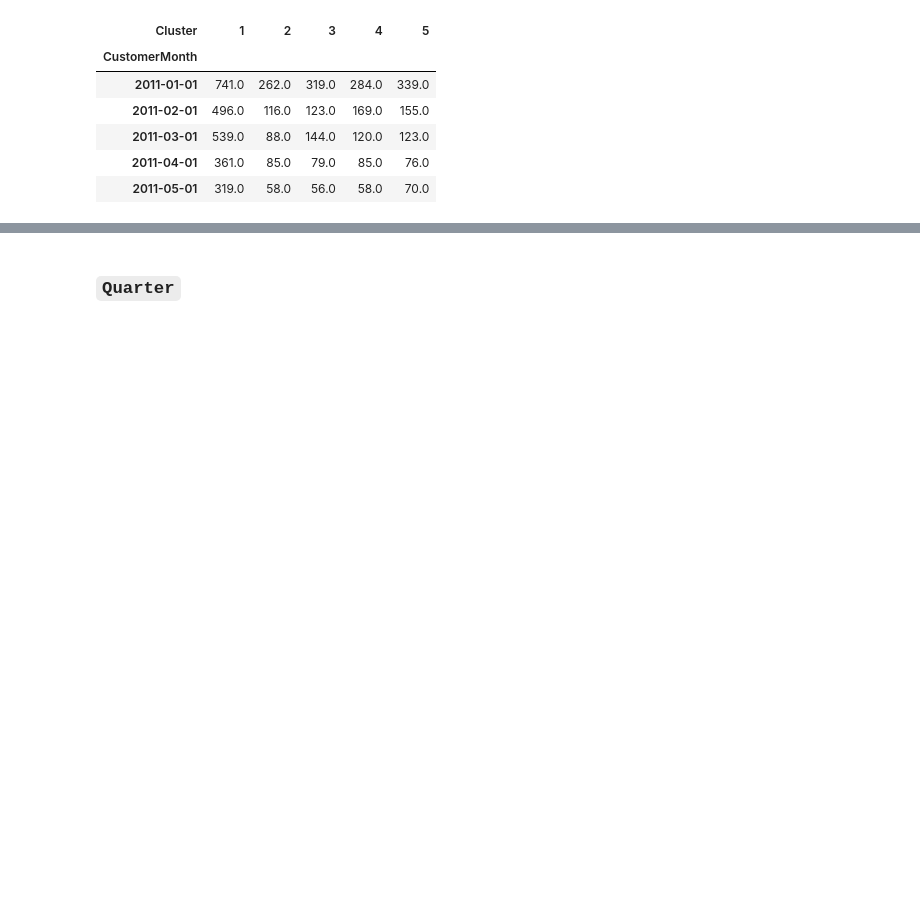
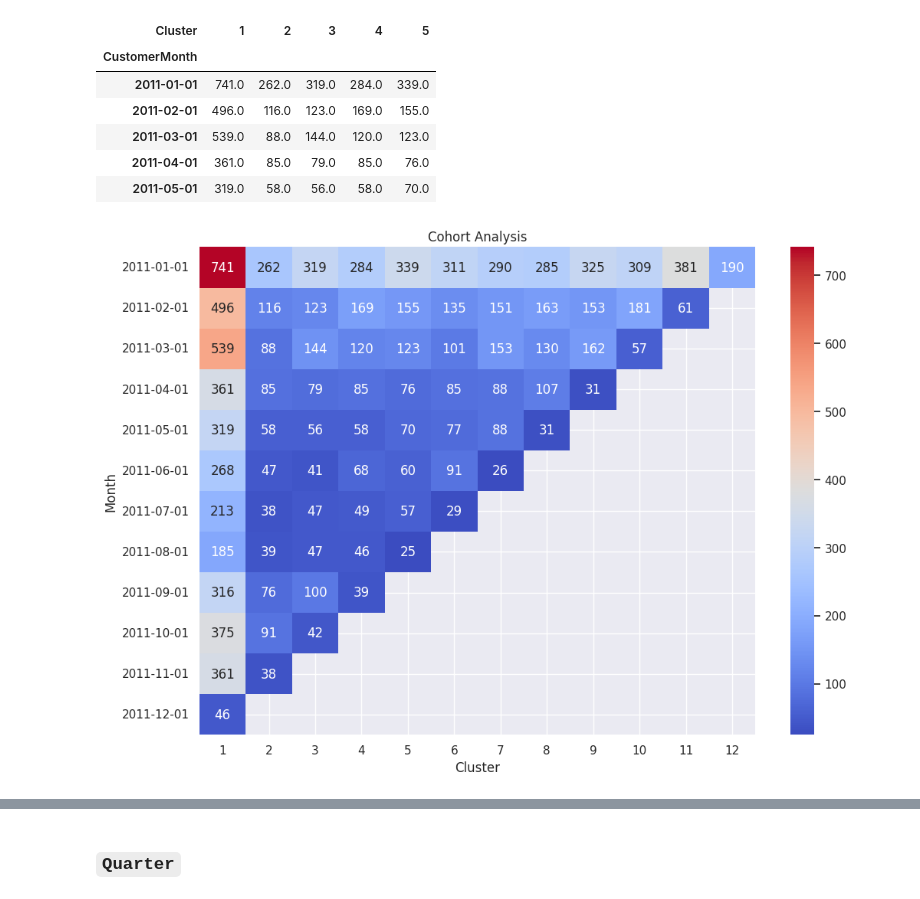
Before and after one commit to Kelrite/Ur, a Jupyter notebook: Oat/Lab 01.ipynb, the cells around one changed output, grey strips where cells are left out. Drawn from its saved outputs; the diff is of its cells as text; code cells hidden in the pictures; blank space fills up the shorter version.

```diff
--- a/Oat/Lab 01.ipynb
+++ b/Oat/Lab 01.ipynb
@@ -1,11 +1,7 @@
 # %%
-import pandas, warnings
+import pandas
 
 import matplotlib.pyplot as plt
-
-warnings.filterwarnings("ignore")
-
-plt.style.use("seaborn-whitegrid")
 # %%
 reader = lambda url, **multiargs : pandas.read_table(url, sep=",", **multiargs)
 
@@ -124,3 +137,17 @@ custom.iloc[:5, :5]
+# %%
+import seaborn as sns
+
+sns.set_theme(rc={'figure.figsize':(11.7,8.27)})
+
+custicorr = sns.heatmap(custom, annot=annot, cmap="coolwarm", fmt=".0f")
+
+custicorr.set_title("Cohort Analysis")
+
+custicorr.set_ylabel("Month")
+
+custicorr.set_xlabel("Cluster");
+# %% [output]
+[figure, added]
 # %%
 custi = custom.iloc[:, 0]
 
```
Also changed, not shown: parts of 9 cells of this notebook.
